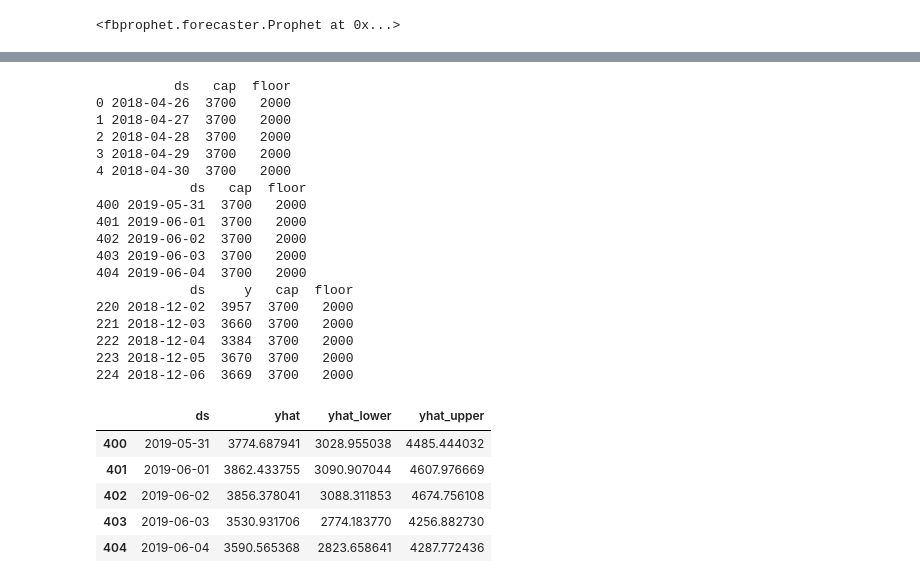
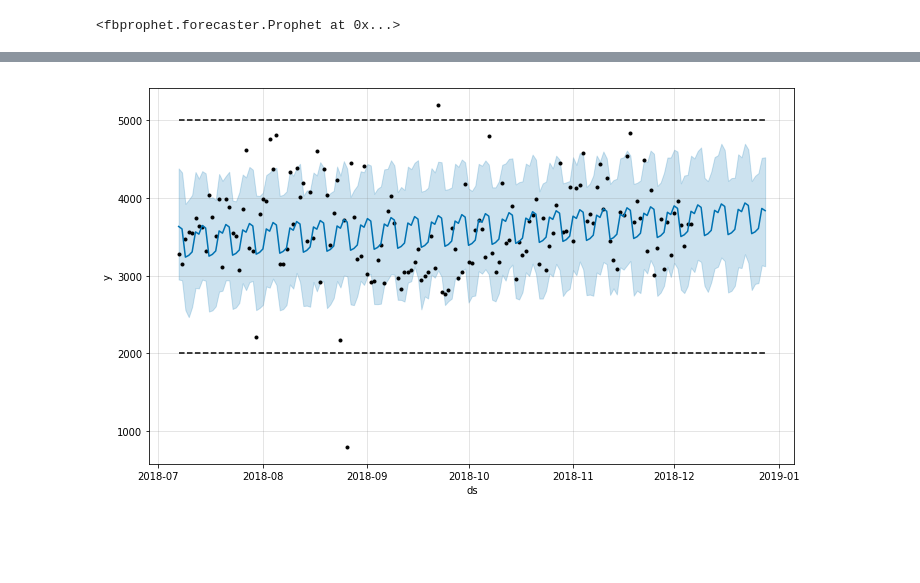
Before and after one commit to tsa-project-steven-matt/tsa_project, a Jupyter notebook: tsa_steven.ipynb, the cells around one changed output, grey strips where cells are left out. Drawn from its saved outputs; the diff is of its cells as text; code cells hidden in the pictures; blank space fills up the shorter version.

Commit message:
good prophet

```diff
--- a/tsa_steven.ipynb
+++ b/tsa_steven.ipynb
@@ -152,10 +160,8 @@ df['activity_calories'] = df.activity_calories.str.replace('"','')
 df['date'] = df.date.str.replace('"','')
 
 # Removing ',' from numbers
-df["calories_burned"] = df.calories_burned.str.replace(',','')
-df["steps"] = df.steps.str.replace(',','')
-df["minutes_sedentary"] = df.minutes_sedentary.str.replace(',','')
-df["activity_calories"] = df.activity_calories.str.replace(',','')
+for col in df:
+    df[col] = df[col].str.replace(',','')
 
 # Setting date to datetime and setting as index
 df['date'] = pd.to_datetime(df.date)
@@ -328,4 +406,10 @@ d_df.reset_index(inplace=True)
 # %%
+d_df = df
+
+d_df.reset_index(inplace=True)
+
 d_df['y'] = df.calories_burned
 d_df['ds'] = pd.to_datetime(d_df.date)
 d_df = d_df[['ds', 'y']]
+
+d_df = d_df[72:]
@@ -338,8 +416,8 @@ sns.lineplot(d_df.ds, d_df.y)
 # %%
-d_df['cap'] = 3700
+d_df['cap'] = 5000
 d_df['floor'] = 2000
 
-m = Prophet(growth='logistic', weekly_seasonality=True)
+m = Prophet(growth='logistic', changepoint_range=.7)
 m.fit(d_df)
 # %% [output]
 INFO:fbprophet:Disabling yearly seasonality. Run prophet with yearly_seasonality=True to override this.
@@ -348,36 +438,10 @@ INFO:fbprophet:Disabling daily seasonality. Run prophet with daily_seasonality=T
 # %%
-future = m.make_future_dataframe(periods=180)
-future['cap'] = 3700
+future = m.make_future_dataframe(periods=22)
+future['cap'] = 5000
 future['floor'] = 2000
-print(future.head())
-print(future.tail())
-print(d_df.tail())
+
+forecast = m.predict(future)
+
+fig1 = m.plot(forecast)
 # %% [output]
-          ds   cap  floor
-0 2018-04-26  3700   2000
-1 2018-04-27  3700   2000
-2 2018-04-28  3700   2000
-3 2018-04-29  3700   2000
-4 2018-04-30  3700   2000
-            ds   cap  floor
-400 2019-05-31  3700   2000
-401 2019-06-01  3700   2000
-402 2019-06-02  3700   2000
-403 2019-06-03  3700   2000
-404 2019-06-04  3700   2000
-            ds     y   cap  floor
-220 2018-12-02  3957  3700   2000
-221 2018-12-03  3660  3700   2000
-222 2018-12-04  3384  3700   2000
-223 2018-12-05  3670  3700   2000
-224 2018-12-06  3669  3700   2000
+[figure, added]
-# %%
-forecast = m.predict(future)
-forecast[['ds', 'yhat', 'yhat_lower', 'yhat_upper']].tail()
-# %% [output]
-|  | ds | yhat | yhat_lower | yhat_upper |
-| 400 | 2019-05-31 | 3774.687941 | 3028.955038 | 4485.444032 |
-| 401 | 2019-06-01 | 3862.433755 | 3090.907044 | 4607.976669 |
-| 402 | 2019-06-02 | 3856.378041 | 3088.311853 | 4674.756108 |
-| 403 | 2019-06-03 | 3530.931706 | 2774.183770 | 4256.882730 |
-| 404 | 2019-06-04 | 3590.565368 | 2823.658641 | 4287.772436 |
```
Also changed, not shown: parts of 22 cells of this notebook.
